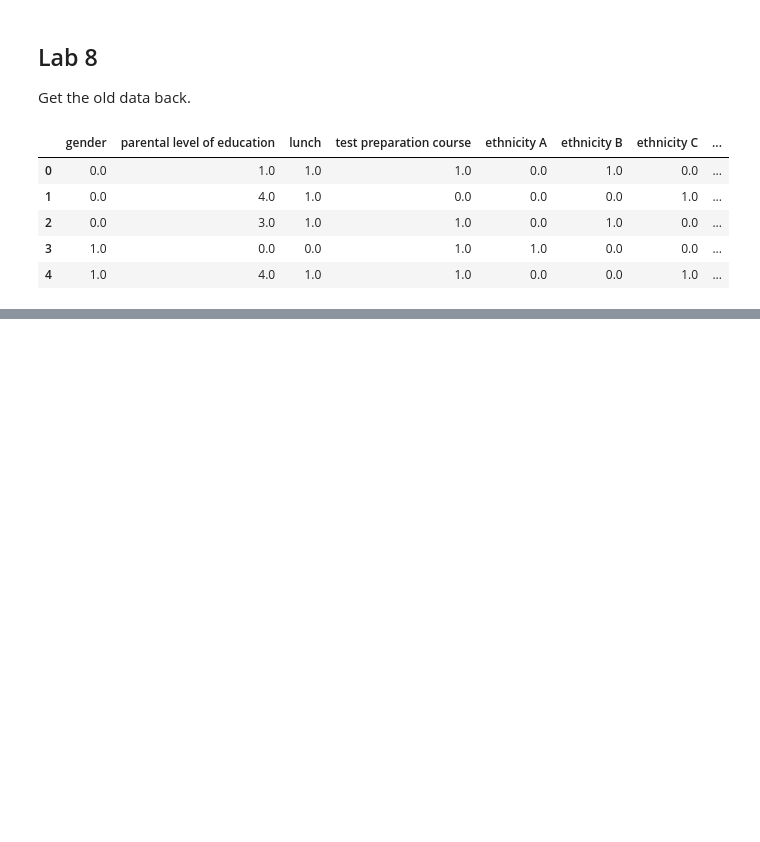
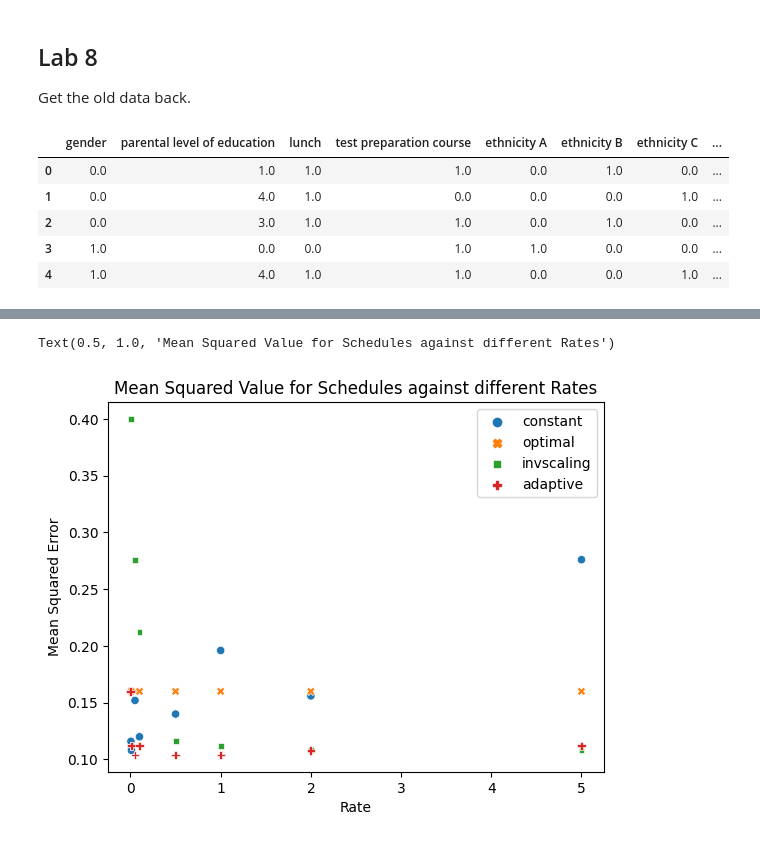
Before and after one commit to lascha212/F21DL, a Jupyter notebook: lab.ipynb, the cells around one changed output, grey strips where cells are left out. Cells and saved outputs as stored; diff of their text form; code cells hidden in the pictures; blank space fills up the shorter version.

```diff
--- a/lab.ipynb
+++ b/lab.ipynb
@@ -1102,0 +1119,14 @@ MSE train: 0.12533333333333332 , MSE test: 0.12
+# %%
+def trainByLearningRate(schedule="constant", rate=0, max_iter=1000, n_iter_no_change=5):
+    sgd_clf = SGDClassifier(random_state=42, learning_rate=schedule, eta0=rate, max_iter=max_iter, n_iter_no_change=n_iter_no_change)
+    sgd_clf.fit(X_train, y_train)
+    sgd_clf_pred = sgd_clf.predict(X_test)
+    return mean_squared_error(y_test, sgd_clf_pred)
+# %%
+rates = [0.001, 0.005, 0.01, 0.05, 0.1, 0.5, 1, 2, 5]
+# rates = [0.001, 0.002, 0.003, 0.004, 0.0005, 0.006, 0.007, 0.008, 0.009]
+schedules = ["constant", "optimal", "invscaling", "adaptive"]
+results = [[trainByLearningRate(schedule, rate) for rate in rates] for schedule in schedules]
+mean_squared_error_df = pd.DataFrame(results, schedules, rates)
+
+mean_squared_error_df
@@ -1102,0 +1139,11 @@ MSE train: 0.12533333333333332 , MSE test: 0.12
+# %%
+import seaborn as sns
+
+sns.scatterplot(data=mean_squared_error_df.transpose())
+
+plt.xlabel("Rate")
+plt.ylabel("Mean Squared Error")
+plt.title("Mean Squared Value for Schedules against different Rates")
+# %% [output]
+Text(0.5, 1.0, 'Mean Squared Value for Schedules against different Rates')
+[figure, added]
```
Also changed, not shown: parts of 55 cells of this notebook, 1 other file.
